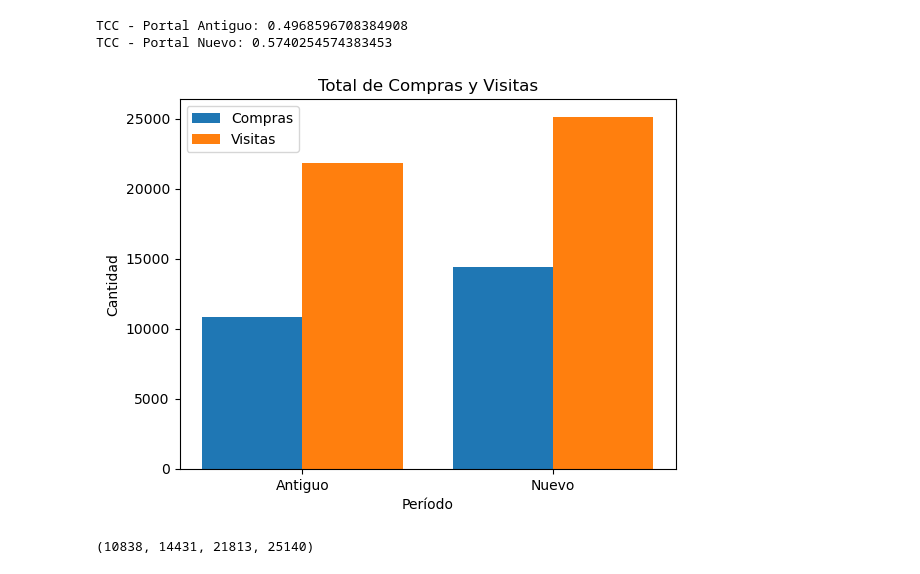
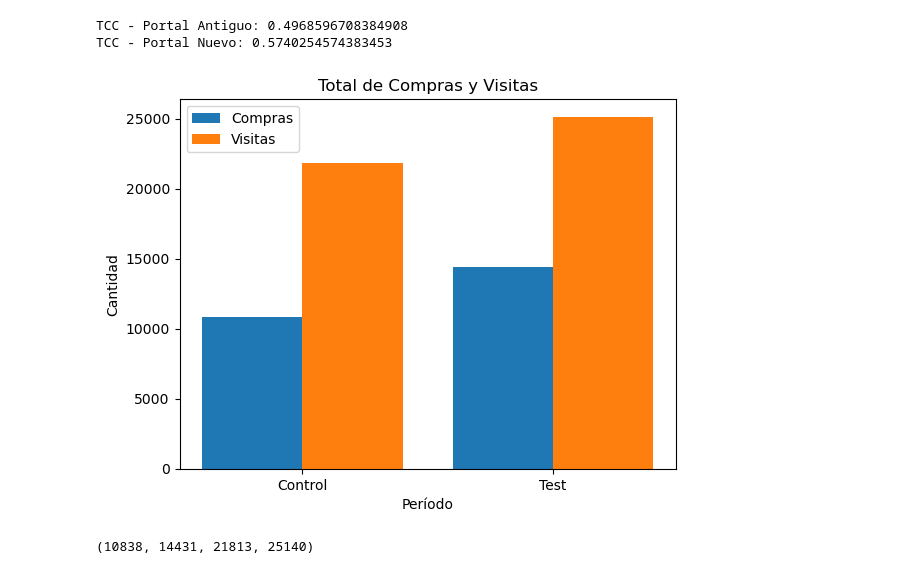
Before and after one commit to ivanalonsom/Project5_EDA_Inferential_Stats, a Jupyter notebook: main.ipynb, the cells around one changed output. Saved outputs shown, nothing was run; the diff lists cells and outputs as text; code cells hidden in the pictures.

```diff
--- a/main.ipynb
+++ b/main.ipynb
@@ -261,29 +258,29 @@ TCC - Portal Nuevo: 0.5740254574383453
 # %%
 import matplotlib.pyplot as plt
 import numpy as np
 
 # Crea un arreglo con las etiquetas del eje x
 x = np.arange(2)
 
 # Crea un gráfico de barras
 plt.bar(x - 0.2, [total_compras_antiguo, total_compras_nuevo], label='Compras', width=0.4)
 plt.bar(x + 0.2, [total_visitas_antiguo, total_visitas_nuevo], label='Visitas', width=0.4)
 
 # Agrega un título y etiquetas a los ejes
 plt.title('Total de Compras y Visitas')
 plt.xlabel('Período')
 plt.ylabel('Cantidad')
 
 # Agrega etiquetas al eje x
-plt.xticks(x, ['Antiguo', 'Nuevo'])
+plt.xticks(x, ['Control', 'Test'])
 
 # Agrega una leyenda
 plt.legend()
 
 # Muestra el gráfico
 plt.show()
 # %% [output]
-[figure, old version]
+[figure, new version]
 # %%
 total_compras_antiguo, total_compras_nuevo,total_visitas_antiguo,total_visitas_nuevo
 # %% [output]
```
Also changed, not shown: parts of 10 cells of this notebook, 2 other files.
